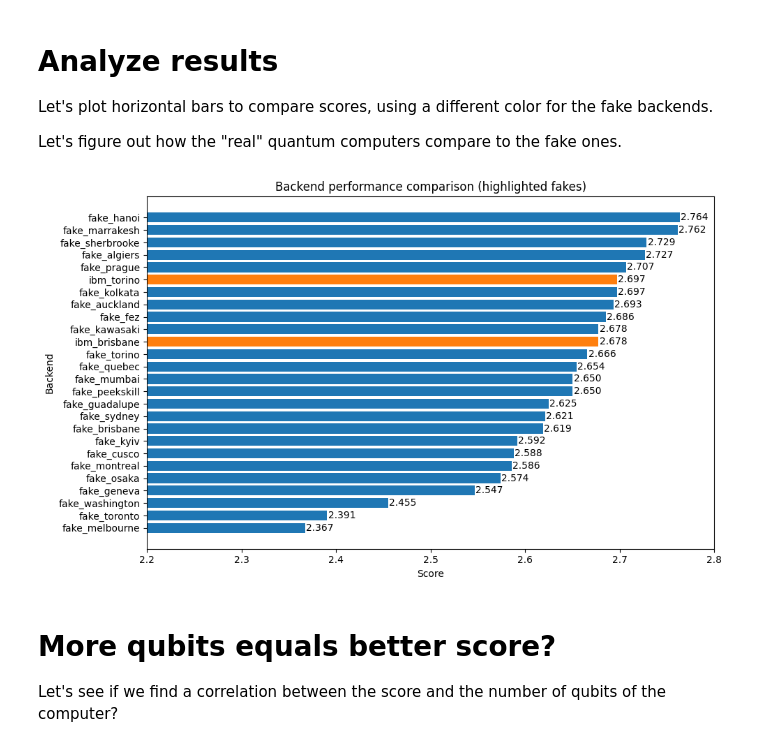
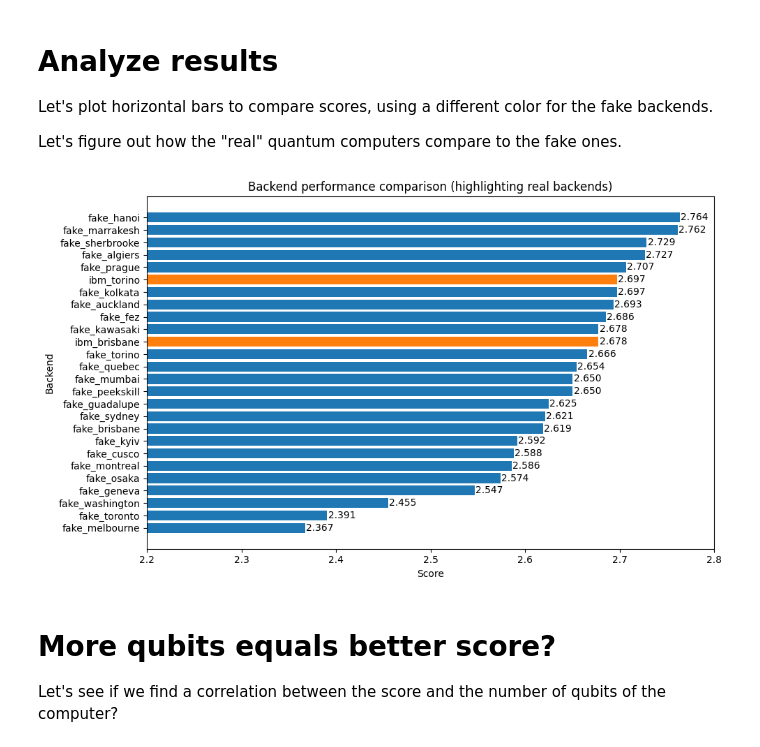
Before and after one commit to marcosUNLP/qonscious, a Jupyter notebook: notebooks/backend_benchmarking.ipynb, the cells around one changed output. Drawn from its saved outputs; the diff is of its cells as text; code cells hidden in the pictures.

```diff
--- a/notebooks/backend_benchmarking.ipynb
+++ b/notebooks/backend_benchmarking.ipynb
@@ -183,33 +183,33 @@ Let's figure out how the "real" quantum computers compare to the fake ones.
 # %%
 import matplotlib.pyplot as plt
 import pandas as pd
 
 df = pd.DataFrame(results)
 
 df_sorted = df.sort_values('score', ascending=False)
 
 colors = ['tab:blue' if name.startswith('fake') else 'tab:orange'
           for name in df_sorted['backend']]
 
 plt.figure(figsize=(10, 6))
 bars = plt.barh(df_sorted['backend'], df_sorted['score'], color=colors)
 plt.xlabel('Score')
 plt.ylabel('Backend')
-plt.title('Backend performance comparison (highlighted fakes)')
+plt.title('Backend performance comparison (highlighting real backends)')
 plt.xlim(2.2, 2.8)
 plt.gca().invert_yaxis()
 
 for bar in bars:
     width = bar.get_width()
     plt.text(width + 0.001,
              bar.get_y() + bar.get_height()/2,
              f'{width:.3f}',
              va='center')
 
 plt.tight_layout()
 plt.show()
 # %% [output]
-[figure, old version]
+[figure, new version]
 # %% [markdown]
 # More qubits equals better score?
 
```
